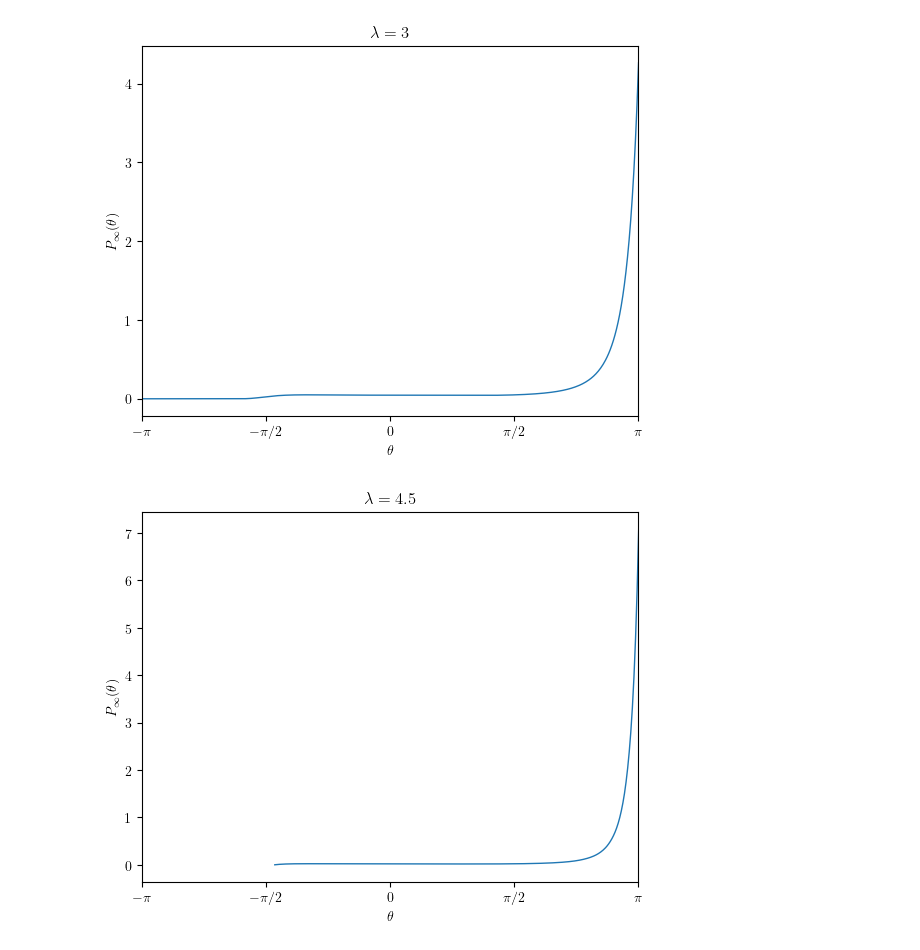
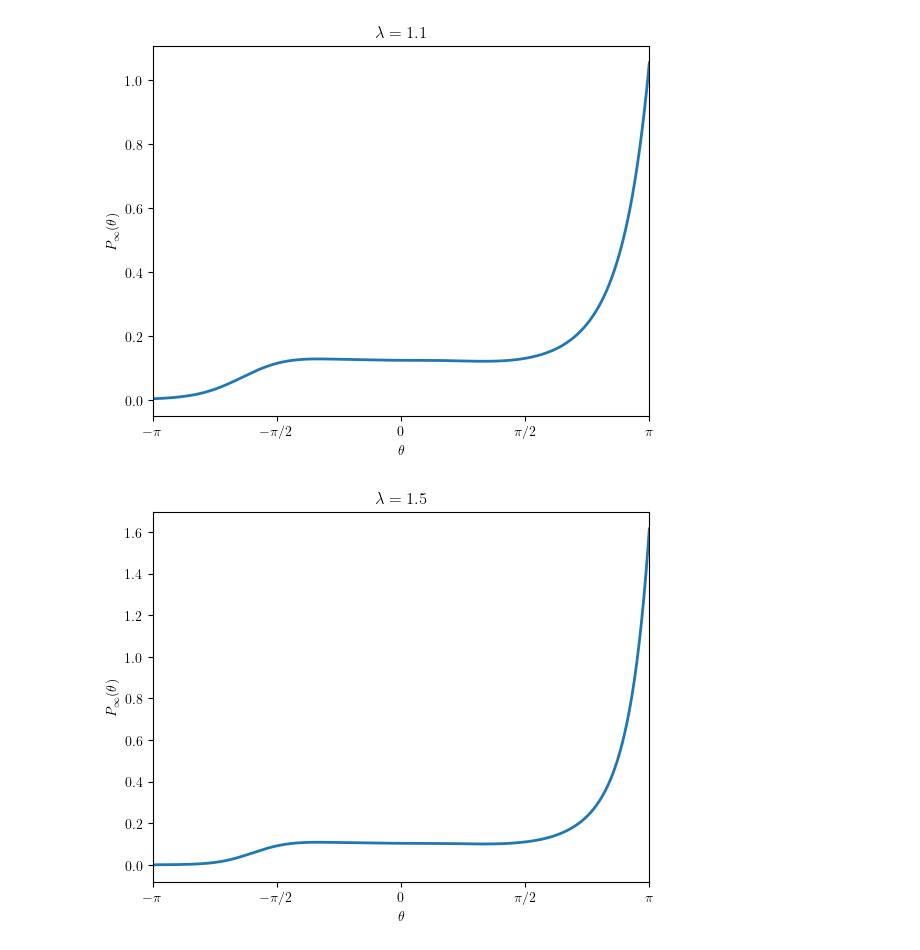
Before and after one commit to svrnzn/quantum-zeni, a Jupyter notebook: gutzwiller.ipynb, the cells around one changed output. Cells and saved outputs as stored; diff of their text form; code cells hidden in the pictures.

Commit message:
Dump here state of the art before code refactor.

```diff
--- a/gutzwiller.ipynb
+++ b/gutzwiller.ipynb
@@ -113,13 +113,14 @@ def get_gutzwiller_p_infty(lmbd):
 # %%
 plt.style.use(["./config/stylelib/thesis.mplstyle"])
 
-for lmbd in [.7, 1.5, 3, 4.5]:
+for lmbd in [.7, .9, 1.1, 1.5, 3, 4.5]:
     # print(lmbd)
     th, pi = get_gutzwiller_p_infty(lmbd)
 
-    # f = open(f"data/gutzwiller-analytical-lambda={lmbd}.pkl", "wb")
-    # pickle.dump([lmbd, th, pi], f)
-    # f.close()
+    import pickle
+    f = open(f"data/gutzwiller-analytical-lambda={lmbd}.pkl", "wb")
+    pickle.dump([lmbd, th, pi], f)
+    f.close()
 
     plt.figure()
     plt.plot(th, pi)
@@ -137,2 +138,2 @@ for lmbd in [.7, 1.5, 3, 4.5]:
-[figure, old version]
+[figure, new version]
-[figure, old version]
+[figure, new version]
```
Also changed, not shown: parts of 1 cell of this notebook, 14 other files.
